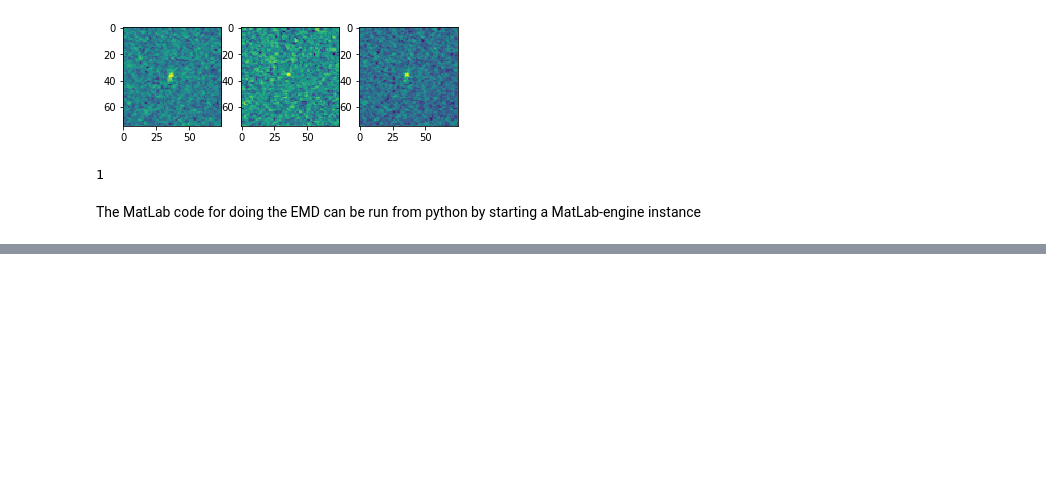
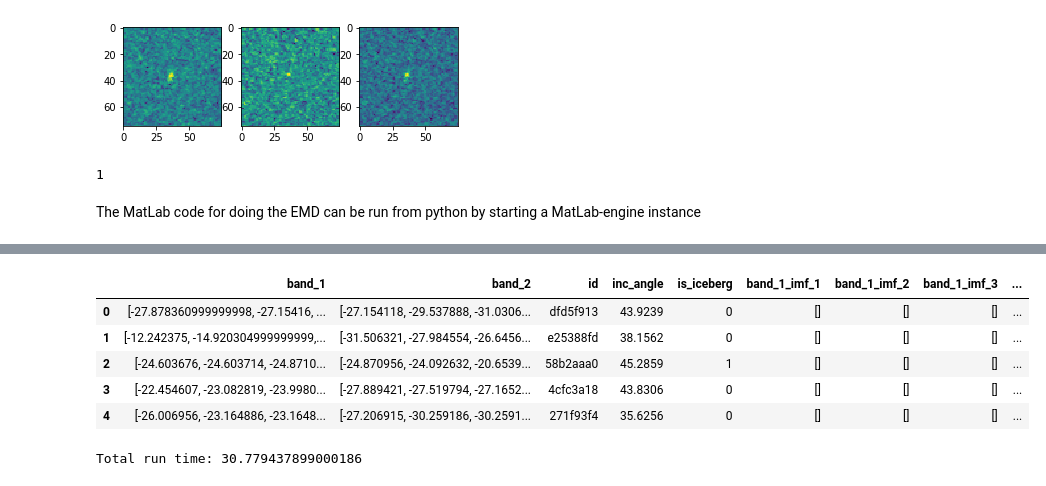
Before and after one commit to holwech/Spacebergs, a Jupyter notebook: python/EMD2D.ipynb, the cells around one changed output, grey strips where cells are left out. Saved outputs shown, nothing was run; the diff lists cells and outputs as text; code cells hidden in the pictures; blank space fills up the shorter version.

```diff
--- a/python/EMD2D.ipynb
+++ b/python/EMD2D.ipynb
@@ -110,0 +134,38 @@ plot_IEMD(img, imfs)
+# %%
+# Create the columns in the pandas object for each IMF
+for band in range(1,3):
+    for imf in range(1,numberimfs + 1):
+        column_name = "band_" + str(band) + "_imf_" + str(imf)
+        #train[column_name] = np.nan
+        train[column_name] = np.empty((len(train), 0)).tolist()
+        #train[column_name] = np.zeros((75,75)).reshape(1, 75 * 75).tolist()
+train.head()
+# %% [output]
+|  | band_1 | band_2 | id | inc_angle | is_iceberg | band_1_imf_1 | band_1_imf_2 | band_1_imf_3 | ... |
+| 0 | [-27.878360999999998, -27.15416, ... | [-27.154118, -29.537888, -31.0306... | dfd5f913 | 43.9239 | 0 | [] | [] | [] | ... |
+| 1 | [-12.242375, -14.920304999999999,... | [-31.506321, -27.984554, -26.6456... | e25388fd | 38.1562 | 0 | [] | [] | [] | ... |
+| 2 | [-24.603676, -24.603714, -24.8710... | [-24.870956, -24.092632, -20.6539... | 58b2aaa0 | 45.2859 | 1 | [] | [] | [] | ... |
+| 3 | [-22.454607, -23.082819, -23.9980... | [-27.889421, -27.519794, -27.1652... | 4cfc3a18 | 43.8306 | 0 | [] | [] | [] | ... |
+| 4 | [-26.006956, -23.164886, -23.1648... | [-27.206915, -30.259186, -30.2591... | 271f93f4 | 35.6256 | 0 | [] | [] | [] | ... |
+# %%
+# Calculate every IMF for every image
+from timeit import default_timer as timer
+num_img = len(X_train)
+start_time = timer()
+for i, images in enumerate(X_train):
+    band1_imf, _, _ = IEMD(images[:,:,0])
+    band2_imf, _, _ = IEMD(images[:,:,1])
+
+    for imf in range(numberimfs):
+        column_name_band1 = "band_1_imf_" + str(imf + 1)
+        column_name_band2 = "band_2_imf_" + str(imf + 1)
+        train.set_value(i, column_name_band1, band1_imf[:,:,imf].reshape(75 * 75).tolist())
+        train.set_value(i, column_name_band2, band2_imf[:,:,imf].reshape(75 * 75).tolist())
+
+    msg = "Image " + str(i) + "/" + str(num_img) + " completed..."
+    print (msg, end="\r")
+    if i == 10:
+        break
+print("Total run time: " + str(timer() - start_time))
+# %% [output]
+Total run time: 30.779437899000186
```
Also changed, not shown: parts of 13 cells of this notebook.
